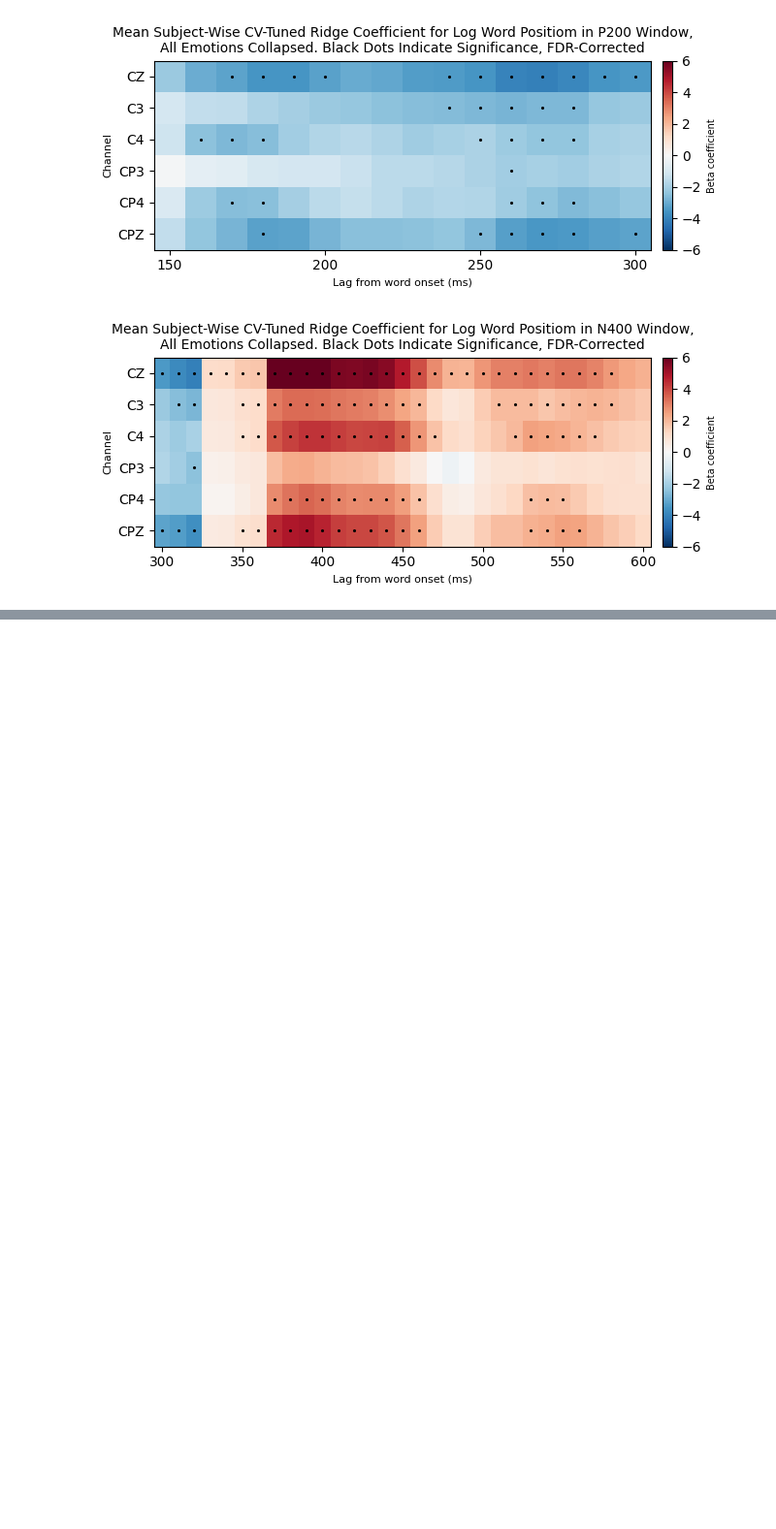
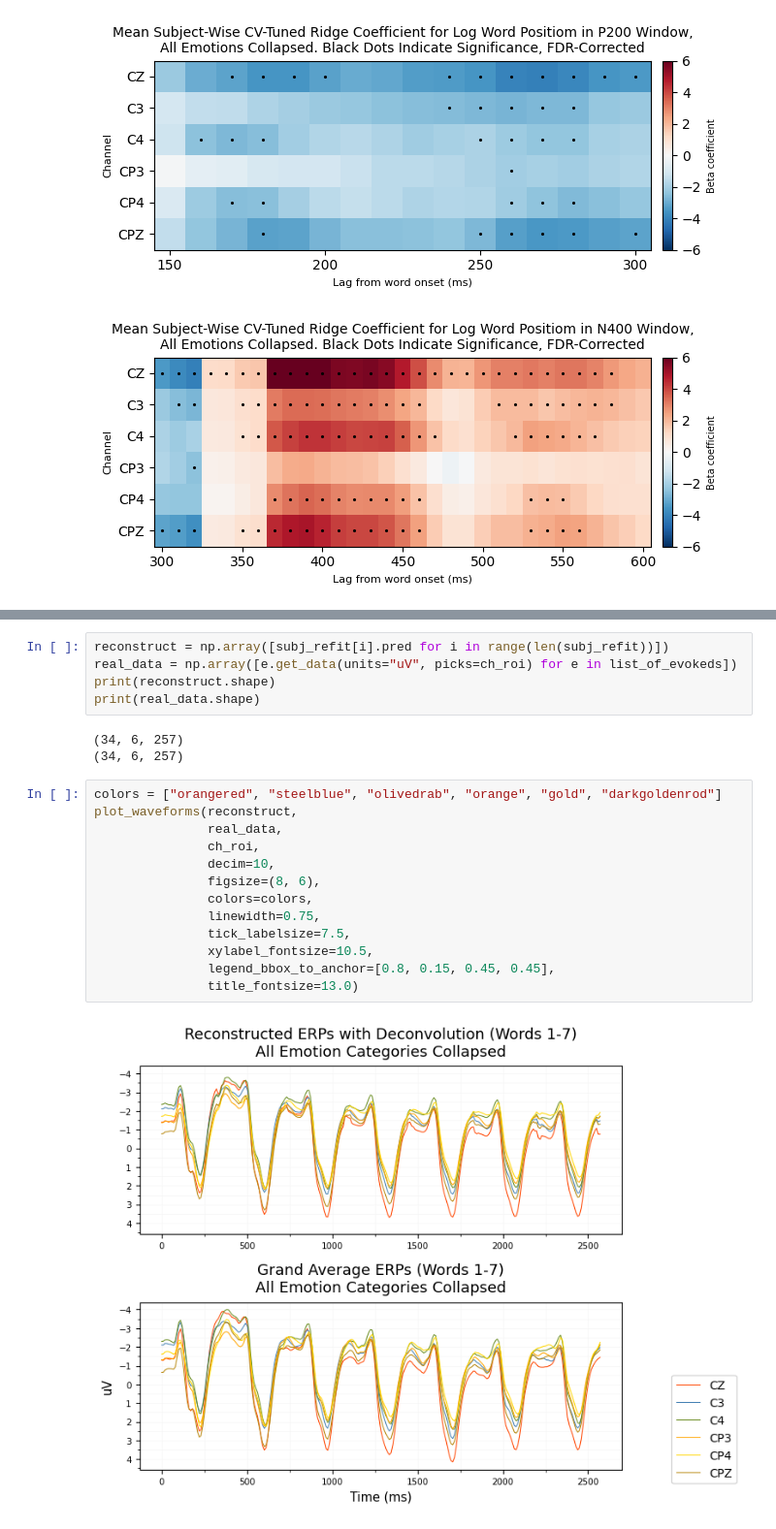
Before and after one commit to amandalin047/Updating_rERP_2023, a Jupyter notebook: deconvolution/deconv_v4.ipynb, the cells around one changed output, grey strips where cells are left out. Shown at 97% size. Drawn from its saved outputs; the diff is of its cells as text; blank space fills up the shorter version.

```diff
--- a/deconvolution/deconv_v4.ipynb
+++ b/deconvolution/deconv_v4.ipynb
@@ -339,0 +381,23 @@ Refit per-subject best alpha:
+# %%
+reconstruct = np.array([subj_refit[i].pred for i in range(len(subj_refit))])
+real_data = np.array([e.get_data(units="uV", picks=ch_roi) for e in list_of_evokeds])
+print(reconstruct.shape)
+print(real_data.shape)
+# %% [output]
+(34, 6, 257)
+(34, 6, 257)
+# %%
+colors = ["orangered", "steelblue", "olivedrab", "orange", "gold", "darkgoldenrod"]
+plot_waveforms(reconstruct,
+               real_data,
+               ch_roi,
+               decim=10,
+               figsize=(8, 6),
+               colors=colors,
+               linewidth=0.75,
+               tick_labelsize=7.5,
+               xylabel_fontsize=10.5,
+               legend_bbox_to_anchor=[0.8, 0.15, 0.45, 0.45],
+               title_fontsize=13.0)
+# %% [output]
+[figure, added]
```
Also changed, not shown: parts of 1 cell of this notebook.
